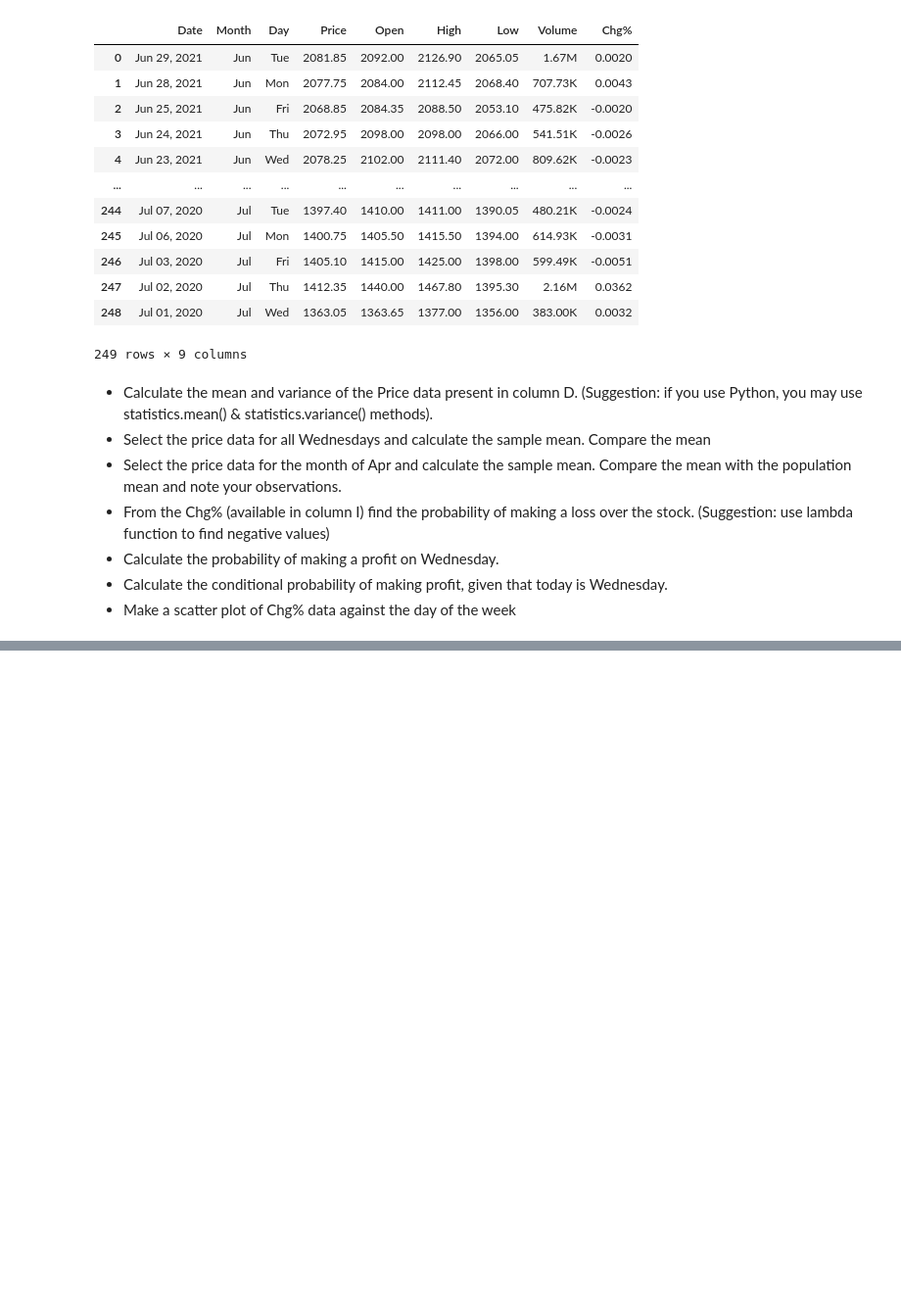
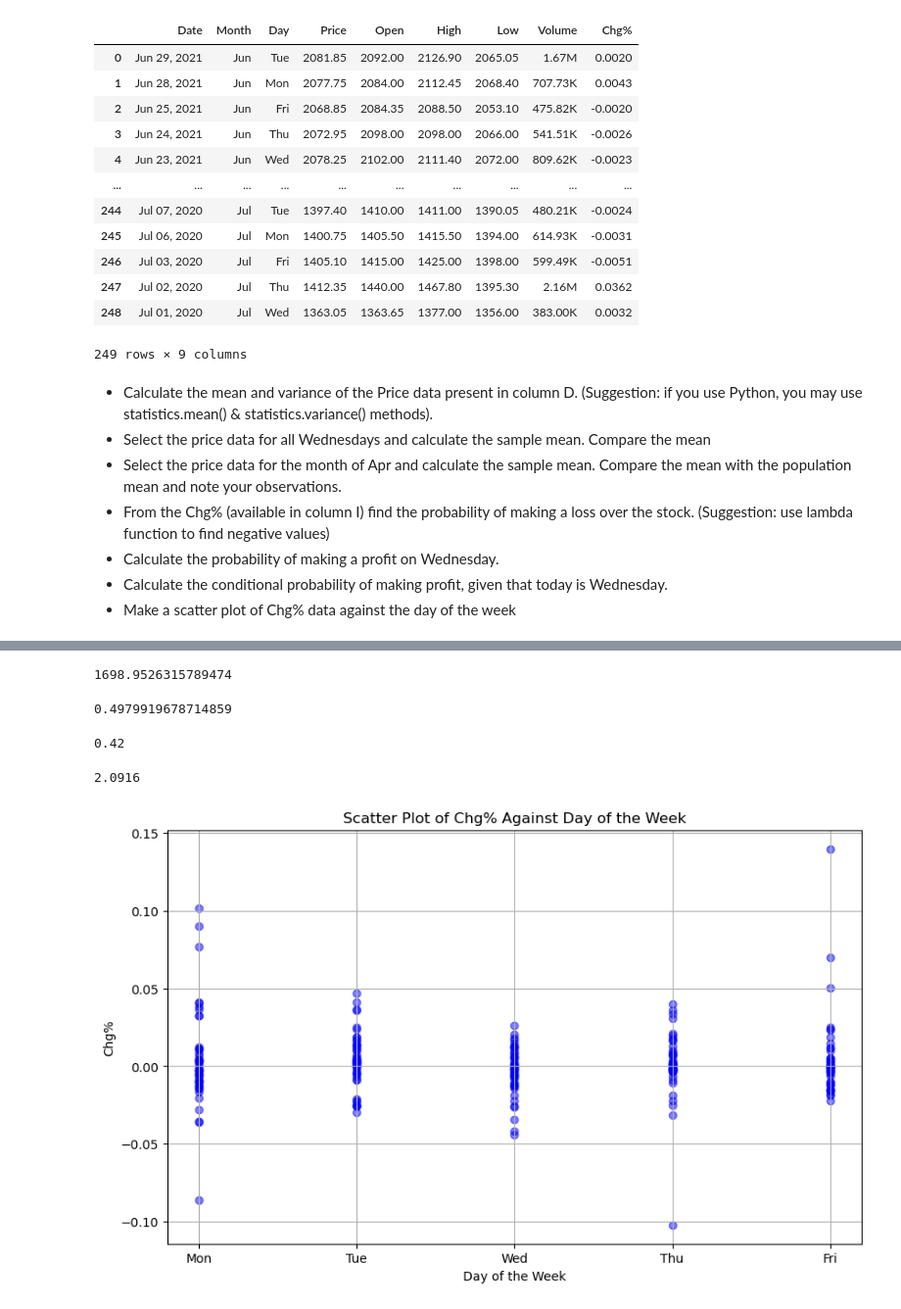
Before and after one commit to yogen-py/ML-Lab, a Jupyter notebook: MLLab01_bl_en_u4cse22168.ipynb, the cells around one changed output, grey strips where cells are left out. Shown at 98% size. Saved outputs shown, nothing was run; the diff lists cells and outputs as text; code cells hidden in the pictures; blank space fills up the shorter version.

```diff
--- a/MLLab01_bl_en_u4cse22168.ipynb
+++ b/MLLab01_bl_en_u4cse22168.ipynb
@@ -139,0 +191,39 @@ statistics.variance() methods).
+# %%
+def mean_var():
+    return df2['Price'].mean(),df2['Price'].var()
+
+a,b = mean_var()
+print(a,b)
+
+def wed_mean():
+    return df2[df2["Day"]	== "Wed"]["Price"].mean()
+
+def april_mean():
+    return df2[df2["Month"] == "Apr"]["Price"].mean()
+
+def loss_probabilty():
+    loss_probability = (df2['Chg%'].apply(lambda x: x < 0).mean())
+    return loss_probability
+
+def wednesday_profit_probability():
+    wednesday_profit_probability = (df2[df2['Day'] == 'Wed']['Chg%'].apply(lambda x: x > 0).mean())
+    return wednesday_profit_probability
+
+def conditional_profit():
+    conditional_probability_profit_given_wednesday = wednesday_profit_probability() / (df2['Day'] == 'Wed').mean()
+    return conditional_probability_profit_given_wednesday
+
+def plot_data():
+    plt.figure(figsize=(10, 6))
+
+    days_of_week = ['Mon', 'Tue', 'Wed', 'Thu', 'Fri']
+    day_num_map = {day: num for num, day in enumerate(days_of_week)}
+    df2['Day_Num'] = df2['Day'].map(day_num_map)
+
+    plt.scatter(df2['Day_Num'], df2['Chg%'], c='blue', alpha=0.5)
+    plt.xticks(range(len(days_of_week)), days_of_week)
+    plt.xlabel('Day of the Week')
+    plt.ylabel('Chg%')
+    plt.title('Scatter Plot of Chg% Against Day of the Week')
+    plt.grid(True)
+    plt.show()
@@ -139,0 +244,23 @@ statistics.variance() methods).
+# %%
+d
+# %% [output]
+1698.9526315789474
+# %%
+e = loss_probabilty()
+e
+# %% [output]
+0.4979919678714859
+# %%
+f = wednesday_profit_probability()
+f
+# %% [output]
+0.42
+# %%
+g = conditional_profit()
+g
+# %% [output]
+2.0916
+# %%
+plot_data()
+# %% [output]
+[figure, added]
```
Also changed, not shown: parts of 31 cells of this notebook.
